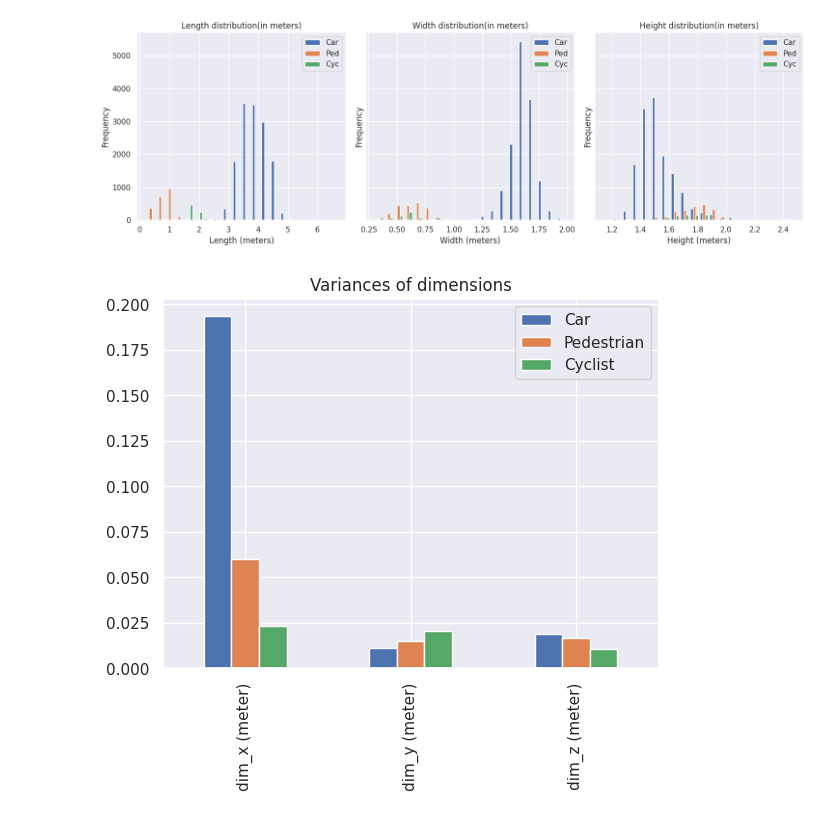
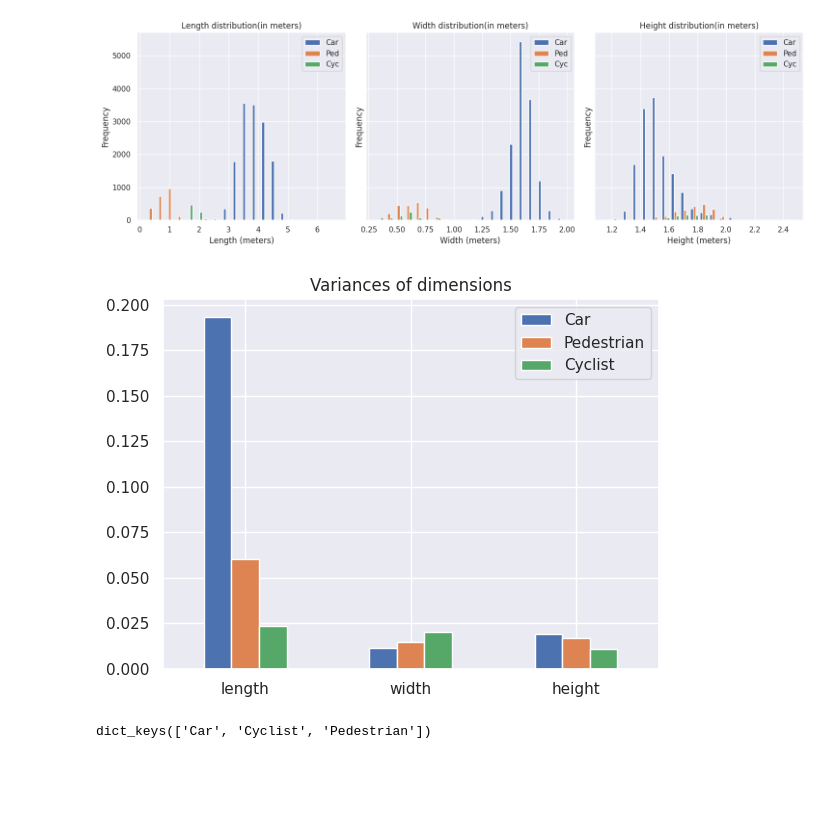
Before and after one commit to shashankag14/OpenPCDet, a Jupyter notebook: kitti_stats.ipynb, the cells around one changed output. Cells and saved outputs as stored; diff of their text form; code cells hidden in the pictures; blank space fills up the shorter version.

```diff
--- a/kitti_stats.ipynb
+++ b/kitti_stats.ipynb
@@ -237,19 +237,28 @@ plt.savefig(os.path.join(save_plots_dir, 'dim_distribution.png'))
 # %%
 # Variances in dimensions of different classes
 from collections import defaultdict
 var_dict = defaultdict(dict)
 
 # dim_x - length, dim_y - width, dim_z = height
 dimensions = ['dim_x (meter)', 'dim_y (meter)', 'dim_z (meter)']
 for class_name in class_names:
     for dim in dimensions:
         var_dict[class_name][dim] = np.var(sep_dfs[class_name][dim])
 
 var_df = pd.DataFrame(var_dict)
 ax = var_df.plot(kind='bar', title='Variances of dimensions')
-ax.figure.savefig(os.path.join(save_plots_dir, "variance_distribution.png"))
+ax.set_xticks([0,1,2], ['length', 'width', 'height'], rotation=0)
+ax.figure.savefig(os.path.join(save_plots_dir, "dim_var_distribution.png"))
 # %% [output]
-[figure, old version]
+[figure, new version]
+# %%
+# Remove extra classes
+for class_name in list(sep_dfs.keys()):
+    if class_name not in class_names:
+        sep_dfs.pop(class_name)
+sep_dfs.keys()
+# %% [output]
+dict_keys(['Car', 'Cyclist', 'Pedestrian'])
 # %%
 f, ax = plt.subplots(1,1,figsize=(15,10))
 vectors = [df['area (pixel^2)'].to_numpy() for df in sep_dfs.values()]
```
Also changed, not shown: parts of 1 cell of this notebook.
